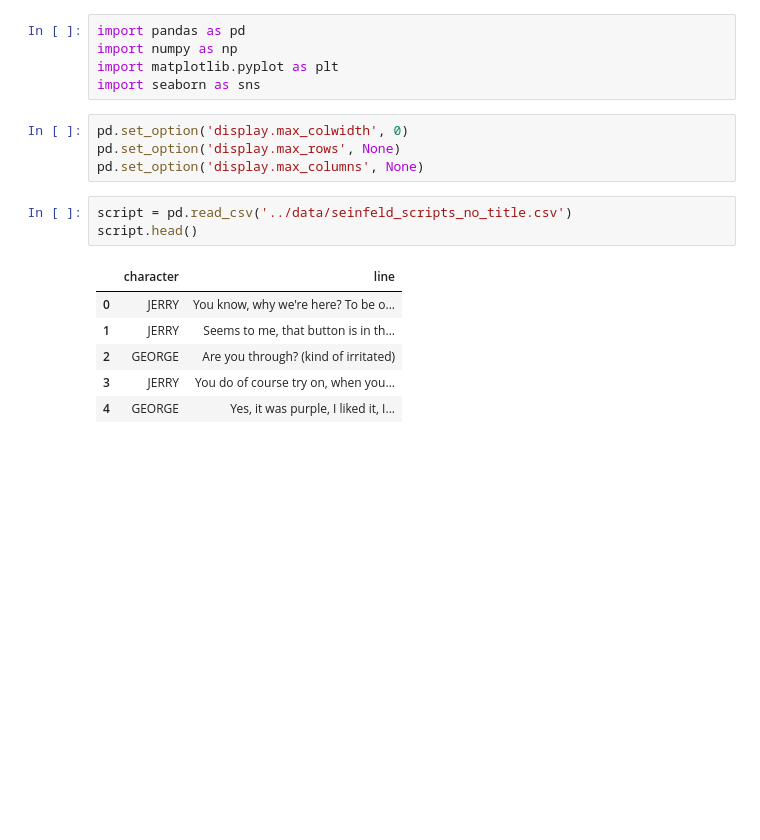
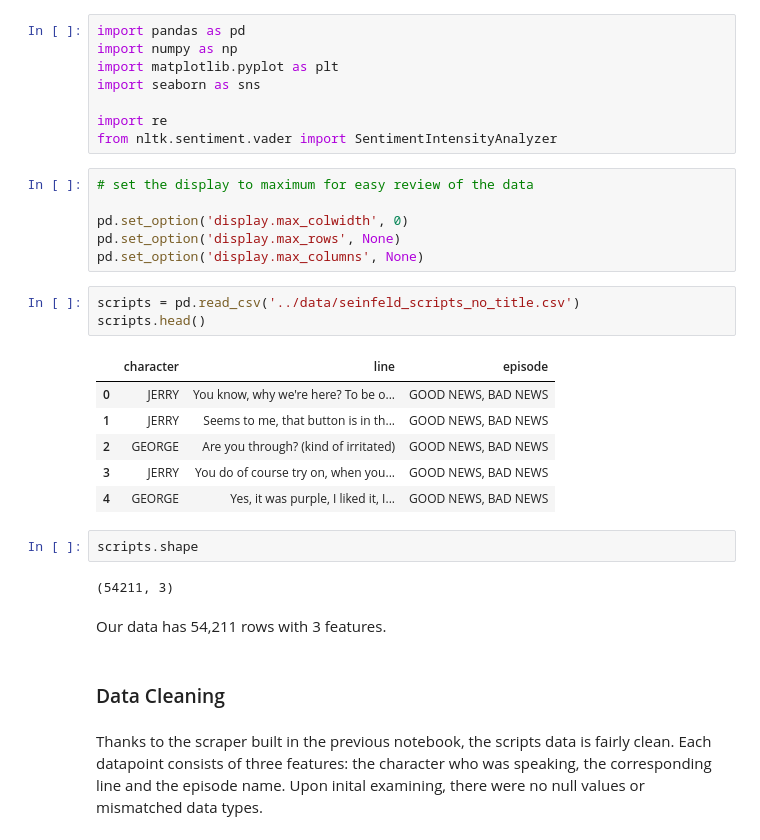
Before and after one commit to cloudmcloudyo/capstone, a Jupyter notebook: codes/2_data_cleaning_EDA.ipynb, the cells around one changed output. Cells and saved outputs as stored; diff of their text form; blank space fills up the shorter version.

```diff
--- a/codes/2_data_cleaning_EDA.ipynb
+++ b/codes/2_data_cleaning_EDA.ipynb
@@ -7,17 +7,32 @@ import pandas as pd
 import numpy as np
 import matplotlib.pyplot as plt
 import seaborn as sns
+
+import re
+from nltk.sentiment.vader import SentimentIntensityAnalyzer
 # %%
+# set the display to maximum for easy review of the data
+
 pd.set_option('display.max_colwidth', 0)
 pd.set_option('display.max_rows', None)
 pd.set_option('display.max_columns', None)
 # %%
-script = pd.read_csv('../data/seinfeld_scripts_no_title.csv')
-script.head()
+scripts = pd.read_csv('../data/seinfeld_scripts_no_title.csv')
+scripts.head()
 # %% [output]
-|  | character | line |
-| 0 | JERRY | You know, why we're here? To be o... |
-| 1 | JERRY | Seems to me, that button is in th... |
-| 2 | GEORGE | Are you through? (kind of irritated) |
-| 3 | JERRY | You do of course try on, when you... |
-| 4 | GEORGE | Yes, it was purple, I liked it, I... |
+|  | character | line | episode |
+| 0 | JERRY | You know, why we're here? To be o... | GOOD NEWS, BAD NEWS |
+| 1 | JERRY | Seems to me, that button is in th... | GOOD NEWS, BAD NEWS |
+| 2 | GEORGE | Are you through? (kind of irritated) | GOOD NEWS, BAD NEWS |
+| 3 | JERRY | You do of course try on, when you... | GOOD NEWS, BAD NEWS |
+| 4 | GEORGE | Yes, it was purple, I liked it, I... | GOOD NEWS, BAD NEWS |
+# %%
+scripts.shape
+# %% [output]
+(54211, 3)
+# %% [markdown]
+Our data has 54,211 rows with 3 features.
+# %% [markdown]
+### Data Cleaning
+# %% [markdown]
+Thanks to the scraper built in the previous notebook, the scripts data is fairly clean. Each datapoint consists of three features: the character who was speaking, the corresponding line and the episode name. Upon inital examining, there were no null values or mismatched data types.
```
Also changed, not shown: parts of 42 cells of this notebook, 7 other files.
